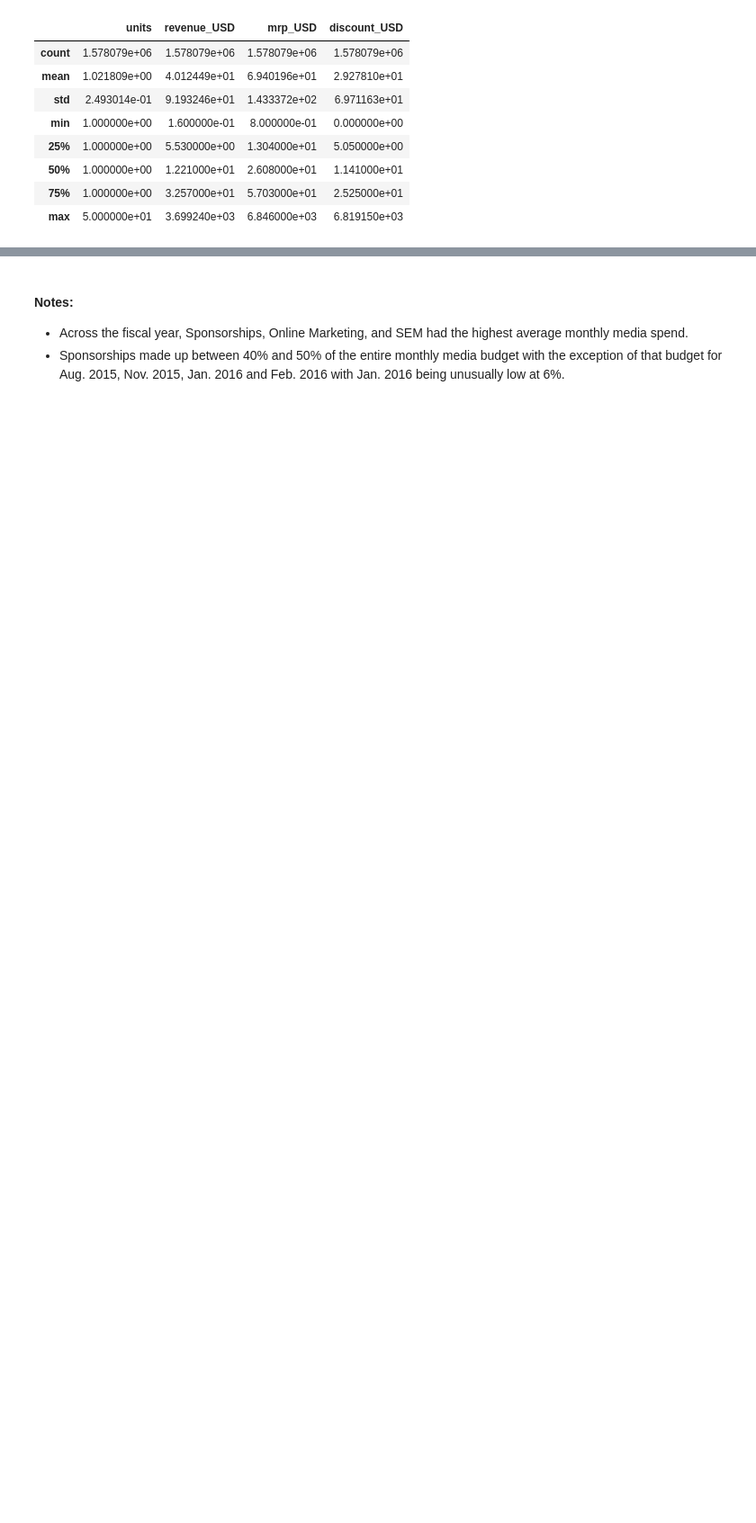
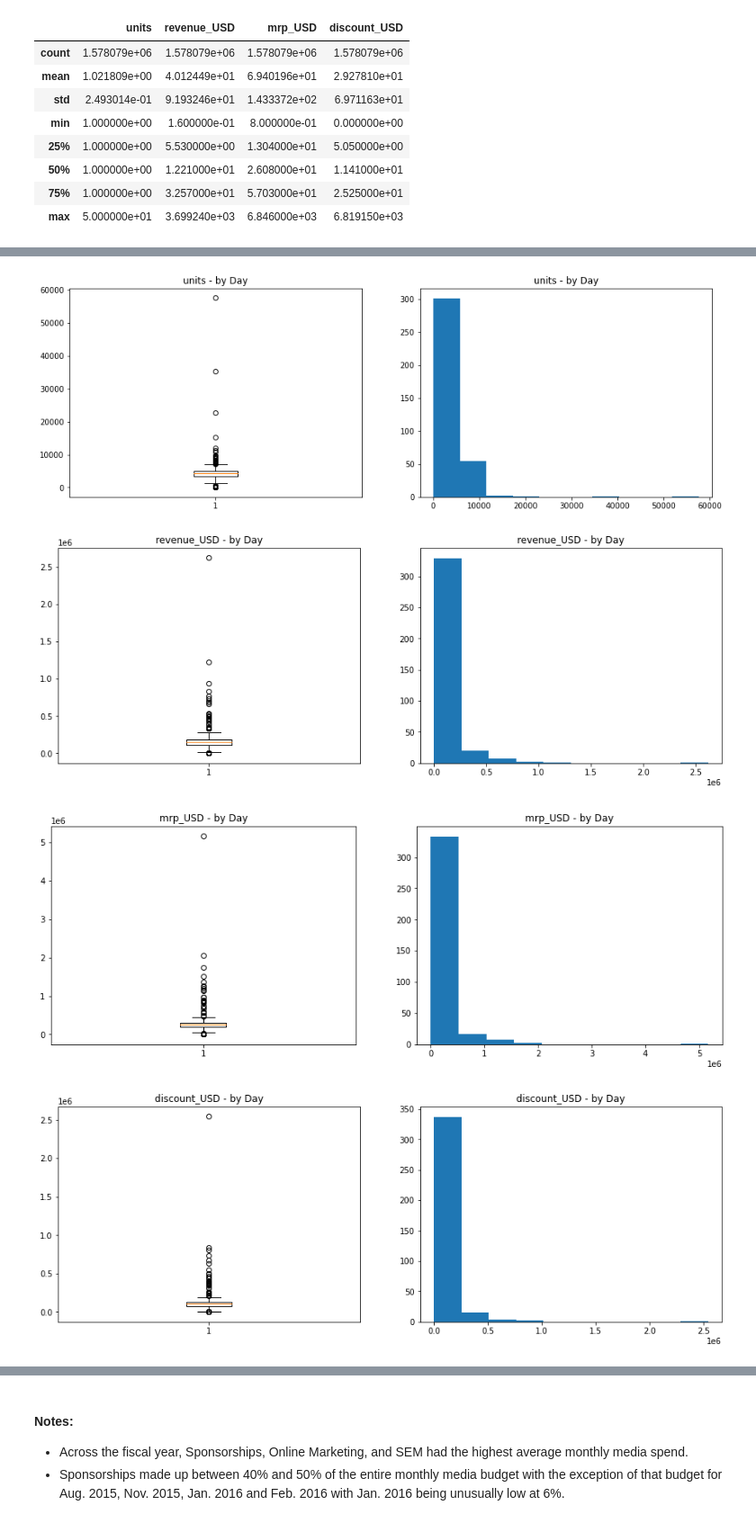
Before and after one commit to rrmahr/Marketing-Mix-Model, a Jupyter notebook: a_Notebooks/b_EDA.ipynb, the cells around one changed output, grey strips where cells are left out. Shown at 90% size. Drawn from its saved outputs; the diff is of its cells as text; code cells hidden in the pictures; blank space fills up the shorter version.

```diff
--- a/a_Notebooks/b_EDA.ipynb
+++ b/a_Notebooks/b_EDA.ipynb
@@ -138,0 +240,4 @@ media_df.describe()
+# %%
+#Aggregate at Daily level
+daily_sales = sales_df.groupby(['Date']).sum().reset_index()
+daily_sales.head()
@@ -138,0 +287,21 @@ media_df.describe()
+# %%
+cols = ['units', 'revenue_USD', 'mrp_USD', 'discount_USD', 'promotion','prod_cam', 'prod_cam_assry', 'prod_small_ent', 'prod_gaming_hw']
+
+def distribution_plots(df, col):
+    plt.figure(figsize=(15,5))
+    plt.subplot(1,2,1)
+    plt.boxplot(df[col])
+    plt.title(col + ' - by Day')
+
+    plt.subplot(1,2,2)
+    plt.hist(df[col])
+    plt.title(col + ' - by Day')
+    plt.show()
+
+for col in cols:
+    distribution_plots(daily_sales, col)
+# %% [output]
+[figure, added]
+[figure, added]
+[figure, added]
+[figure, added]
```
Also changed, not shown: parts of 165 cells of this notebook.
